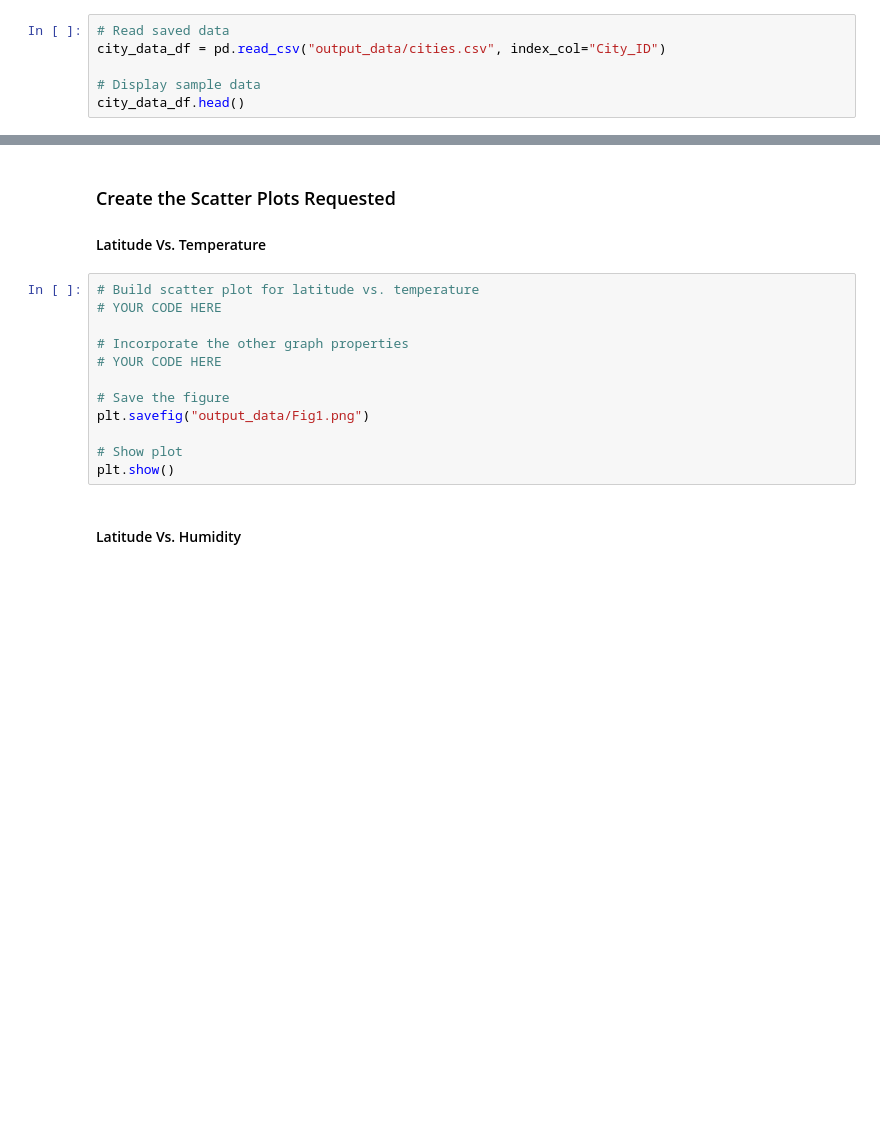
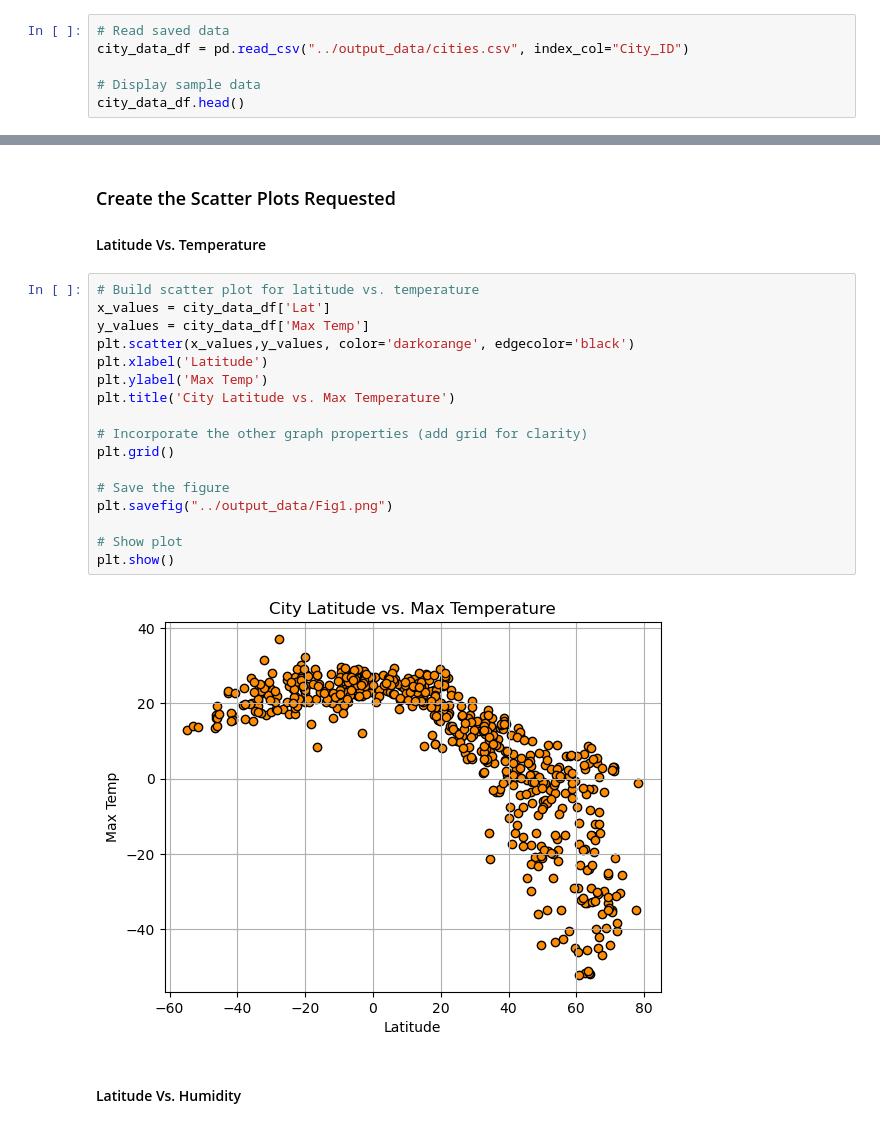
Before and after one commit to samipete/WeatherPy-VacationPy, a Jupyter notebook: Weather_VacationPy/WeatherPy.ipynb, the cells around one changed output, grey strips where cells are left out. Saved outputs shown, nothing was run; the diff lists cells and outputs as text; blank space fills up the shorter version.

Commit message:
scatter plt checkpt

```diff
--- a/Weather_VacationPy/WeatherPy.ipynb
+++ b/Weather_VacationPy/WeatherPy.ipynb
@@ -141,6 +180,6 @@ city_data_df.to_csv("output_data/cities.csv", index_label="City_ID")
 # %%
 # Read saved data
-city_data_df = pd.read_csv("output_data/cities.csv", index_col="City_ID")
+city_data_df = pd.read_csv("../output_data/cities.csv", index_col="City_ID")
 
 # Display sample data
 city_data_df.head()
@@ -150,16 +197,23 @@ city_data_df.head()
 #### Latitude Vs. Temperature
 # %%
 # Build scatter plot for latitude vs. temperature
-# YOUR CODE HERE
+x_values = city_data_df['Lat']
+y_values = city_data_df['Max Temp']
+plt.scatter(x_values,y_values, color='darkorange', edgecolor='black')
+plt.xlabel('Latitude')
+plt.ylabel('Max Temp')
+plt.title('City Latitude vs. Max Temperature')
 
-# Incorporate the other graph properties
-# YOUR CODE HERE
+# Incorporate the other graph properties (add grid for clarity)
+plt.grid()
 
 # Save the figure
-plt.savefig("output_data/Fig1.png")
+plt.savefig("../output_data/Fig1.png")
 
 # Show plot
 plt.show()
+# %% [output]
+[figure, added]
 # %% [markdown]
 #### Latitude Vs. Humidity
 # %%
```
Also changed, not shown: parts of 10 cells of this notebook, 6 other files.
